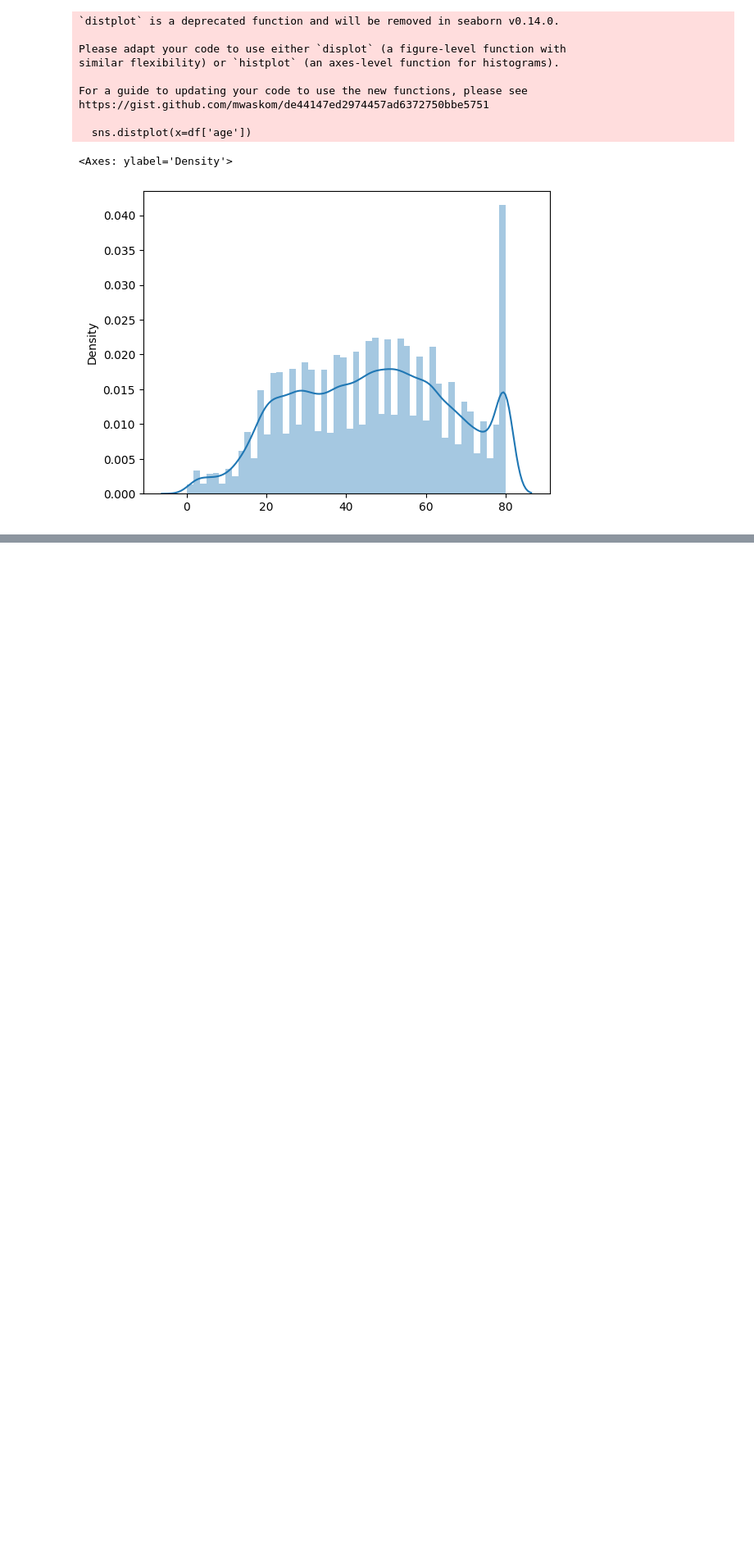
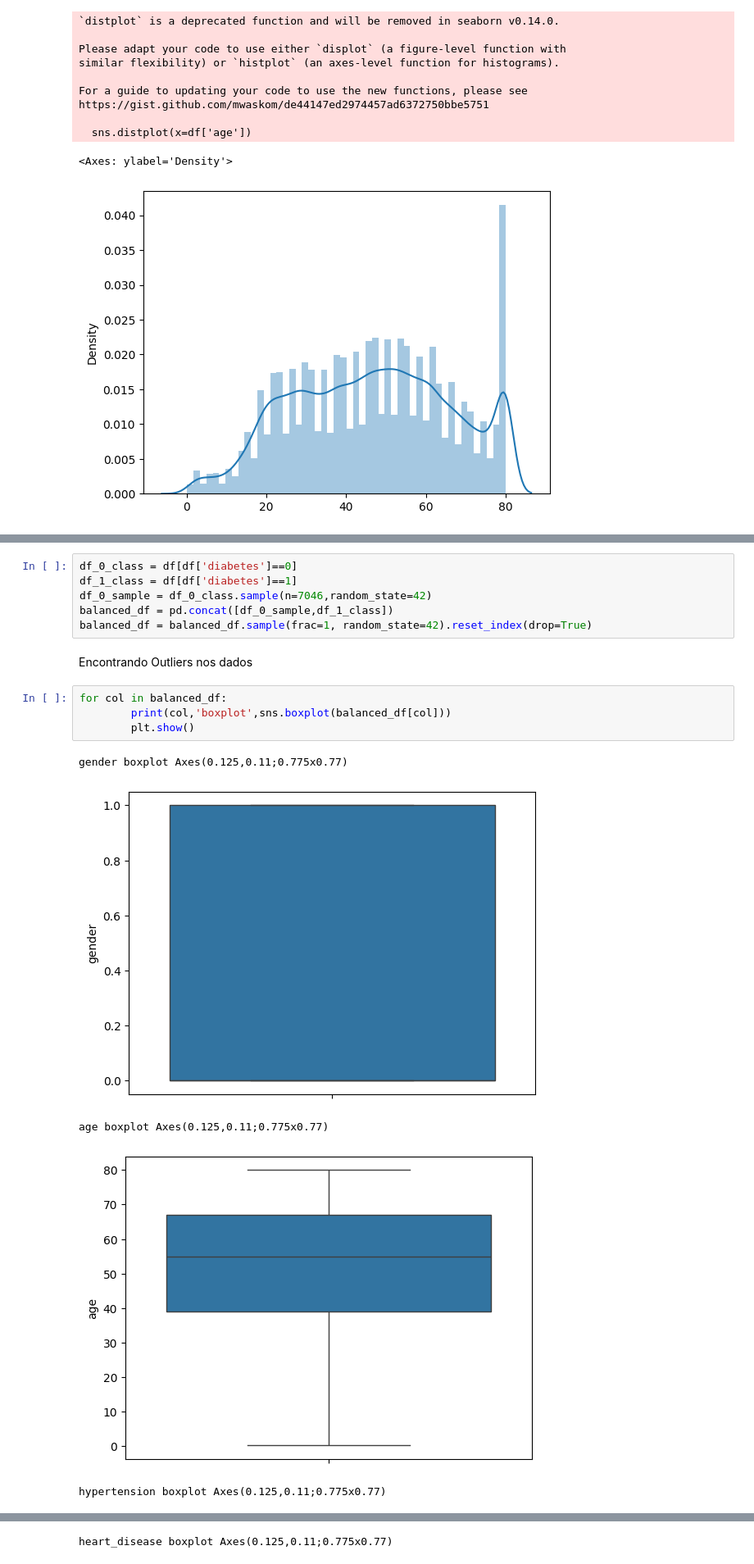
Before and after one commit to murilorrs/Diabetes-Prediction-System, a Jupyter notebook: notebooks/data_analysis.ipynb, the cells around one changed output, grey strips where cells are left out. Shown at 82% size. Cells and saved outputs as stored; diff of their text form; blank space fills up the shorter version.

```diff
--- a/notebooks/data_analysis.ipynb
+++ b/notebooks/data_analysis.ipynb
@@ -166,0 +174,18 @@ https://gist.github.com/mwaskom/de44147ed2974457ad6372750bbe5751
+# %%
+df_0_class = df[df['diabetes']==0]
+df_1_class = df[df['diabetes']==1]
+df_0_sample = df_0_class.sample(n=7046,random_state=42)
+balanced_df = pd.concat([df_0_sample,df_1_class])
+balanced_df = balanced_df.sample(frac=1, random_state=42).reset_index(drop=True)
+# %% [markdown]
+Encontrando Outliers nos dados
+# %%
+for col in balanced_df:
+        print(col,'boxplot',sns.boxplot(balanced_df[col]))
+        plt.show()
+# %% [output]
+gender boxplot Axes(0.125,0.11;0.775x0.77)
+[figure, added]
+age boxplot Axes(0.125,0.11;0.775x0.77)
+[figure, added]
+hypertension boxplot Axes(0.125,0.11;0.775x0.77)
@@ -166,0 +193 @@ https://gist.github.com/mwaskom/de44147ed2974457ad6372750bbe5751
+heart_disease boxplot Axes(0.125,0.11;0.775x0.77)
```
Also changed, not shown: parts of 11 cells of this notebook.
